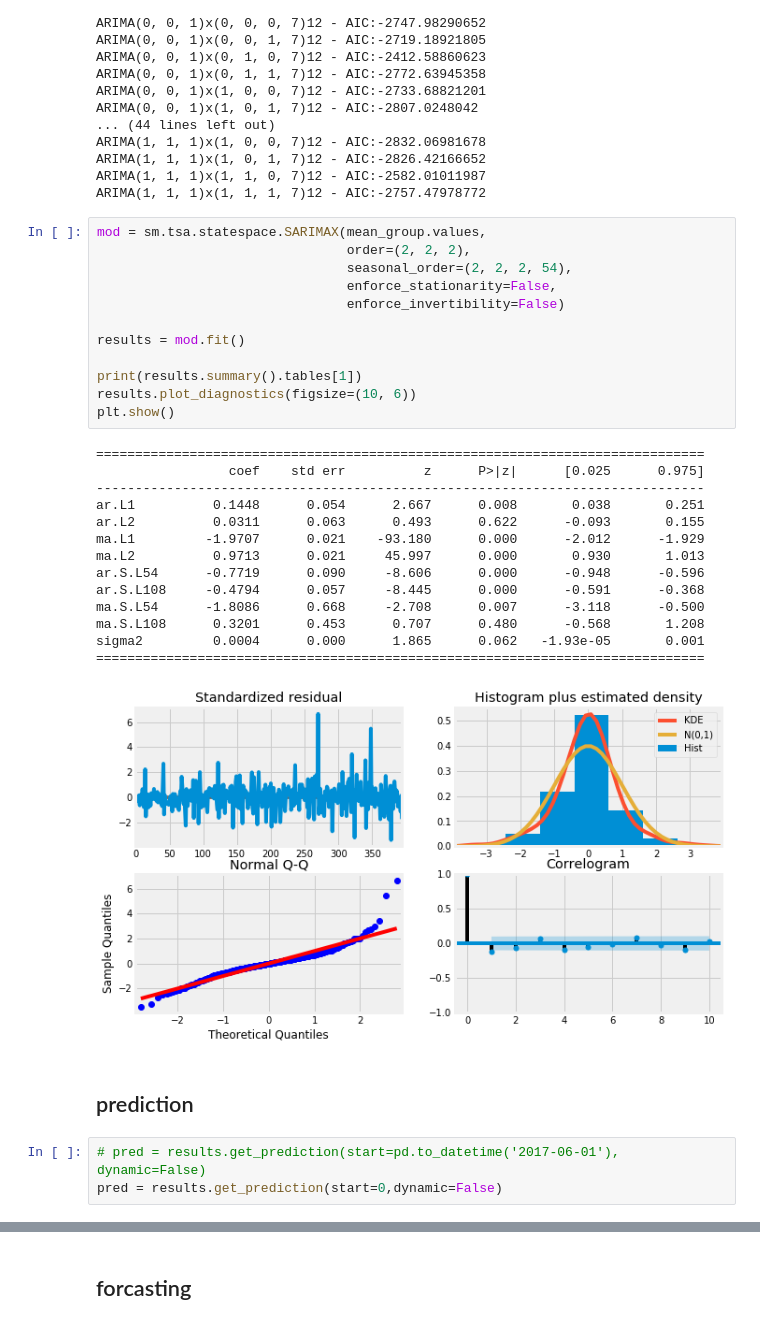
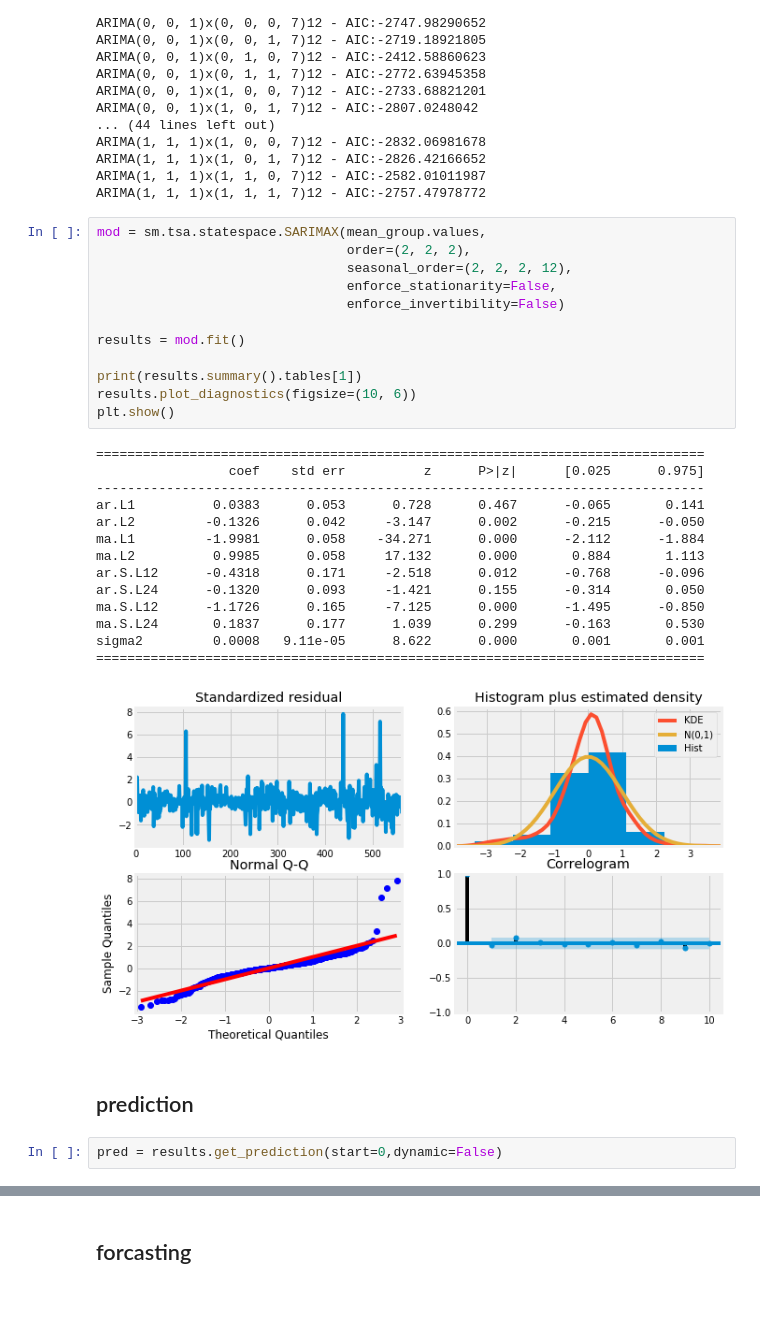
Before and after one commit to Hupi/Competitions, a Jupyter notebook: zillow/notebooks/kaggle_zillow_first_analyze.ipynb, the cells around one changed output, grey strips where cells are left out. Cells and saved outputs as stored; diff of their text form.

Commit message:
change to monthly predict

```diff
--- a/zillow/notebooks/kaggle_zillow_first_analyze.ipynb
+++ b/zillow/notebooks/kaggle_zillow_first_analyze.ipynb
@@ -358,34 +339,33 @@ ARIMA(1, 1, 1)x(1, 1, 1, 7)12 - AIC:-2757.47978772
 # %%
 mod = sm.tsa.statespace.SARIMAX(mean_group.values,
                                 order=(2, 2, 2),
-                                seasonal_order=(2, 2, 2, 54),
+                                seasonal_order=(2, 2, 2, 12),
                                 enforce_stationarity=False,
                                 enforce_invertibility=False)
 
 results = mod.fit()
 
 print(results.summary().tables[1])
 results.plot_diagnostics(figsize=(10, 6))
 plt.show()
 # %% [output]
 ==============================================================================
                  coef    std err          z      P>|z|      [0.025      0.975]
 ------------------------------------------------------------------------------
-ar.L1          0.1448      0.054      2.667      0.008       0.038       0.251
-ar.L2          0.0311      0.063      0.493      0.622      -0.093       0.155
-ma.L1         -1.9707      0.021    -93.180      0.000      -2.012      -1.929
-ma.L2          0.9713      0.021     45.997      0.000       0.930       1.013
-ar.S.L54      -0.7719      0.090     -8.606      0.000      -0.948      -0.596
-ar.S.L108     -0.4794      0.057     -8.445      0.000      -0.591      -0.368
-ma.S.L54      -1.8086      0.668     -2.708      0.007      -3.118      -0.500
-ma.S.L108      0.3201      0.453      0.707      0.480      -0.568       1.208
-sigma2         0.0004      0.000      1.865      0.062   -1.93e-05       0.001
+ar.L1          0.0383      0.053      0.728      0.467      -0.065       0.141
+ar.L2         -0.1326      0.042     -3.147      0.002      -0.215      -0.050
+ma.L1         -1.9981      0.058    -34.271      0.000      -2.112      -1.884
+ma.L2          0.9985      0.058     17.132      0.000       0.884       1.113
+ar.S.L12      -0.4318      0.171     -2.518      0.012      -0.768      -0.096
+ar.S.L24      -0.1320      0.093     -1.421      0.155      -0.314       0.050
+ma.S.L12      -1.1726      0.165     -7.125      0.000      -1.495      -0.850
+ma.S.L24       0.1837      0.177      1.039      0.299      -0.163       0.530
+sigma2         0.0008   9.11e-05      8.622      0.000       0.001       0.001
 ==============================================================================
-[figure, old version]
+[figure, new version]
 # %% [markdown]
 ## prediction
 # %%
-# pred = results.get_prediction(start=pd.to_datetime('2017-06-01'), dynamic=False)
 pred = results.get_prediction(start=0,dynamic=False)
 # %%
 y_forecasted = pred.predicted_mean
```
Also changed, not shown: parts of 5 cells of this notebook.
